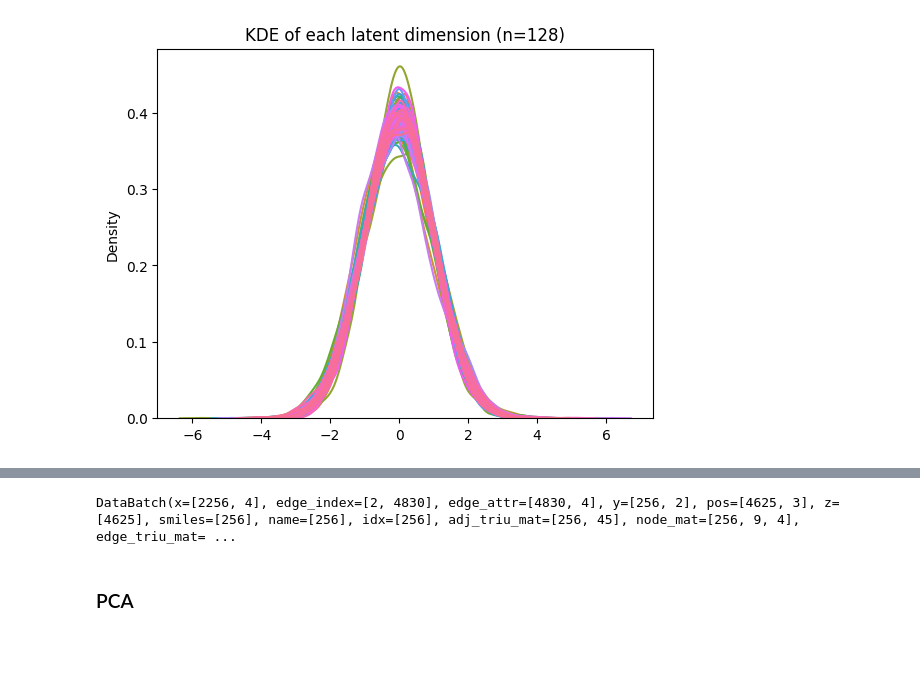
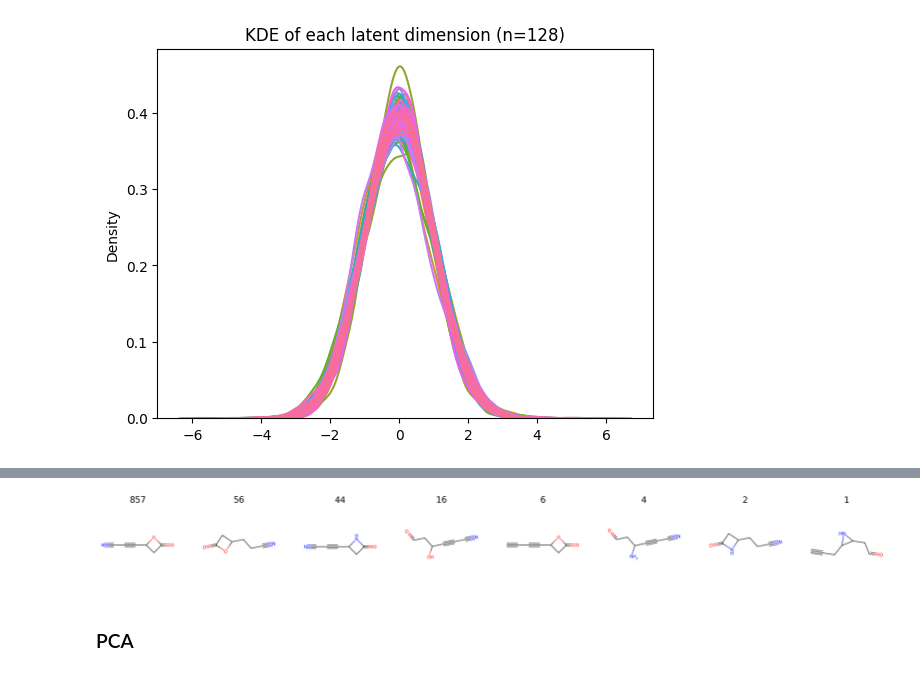
Before and after one commit to pkmtum/Molecular_Generative_Modeling, a Jupyter notebook: source/graph_vae.ipynb, the cells around one changed output, grey strips where cells are left out. Cells and saved outputs as stored; diff of their text form; code cells hidden in the pictures; blank space fills up the shorter version.

```diff
--- a/source/graph_vae.ipynb
+++ b/source/graph_vae.ipynb
@@ -175,5 +202,0 @@ Input SMILES: [H]N1C([H])([H])C(=O)[C@]1([H])[C@]1([H])OC([H])([H])C1([H])[H]
-# %%
-b = next(iter(val_loader))
-b
-# %% [output]
-DataBatch(x=[2256, 4], edge_index=[2, 4830], edge_attr=[4830, 4], y=[256, 2], pos=[4625, 3], z=[4625], smiles=[256], name=[256], idx=[256], adj_triu_mat=[256, 45], node_mat=[256, 9, 4], edge_triu_mat= ...
@@ -183,3 +203,44 @@ DataBatch(x=[2256, 4], edge_index=[2, 4830], edge_attr=[4830, 4], y=[256, 2], po
+# %%
+num_mols = min(32, len(decoded_mols))
+
+num_cols = 8
+num_rows = (num_mols + num_cols - 1) // num_cols
+
+fig, axes = plt.subplots(num_rows, num_cols, figsize=(num_cols * 5, num_rows * 5))
+fig.tight_layout(pad=3.0)
+
+# Flatten the axes array for easy indexing
+axes = axes.flatten()
+
+smiles_list = []
+mol_list = []
+count_list = []
+for smiles, (mol, count) in decoded_mols.items():
+    smiles_list.append(smiles)
+    mol_list.append(mol)
+    count_list.append(count)
+
+df = pd.DataFrame({"smiles": smiles_list, "mol": mol_list, "count": count_list})
+df.sort_values(by="count", ascending=False, inplace=True)
+
+for i, (index, row) in enumerate(df.head(num_mols).iterrows()):
+    mol = row["mol"]
+    count = row["count"]
+
+    mol_img = mol_to_image_tensor(mol=mol).transpose(1, 3).transpose(1, 2)
+    ax = axes[i]
+    ax.imshow(mol_img[0])
+    ax.set_title(f"{count}", fontsize=30)
+    ax.axis("off")
+
+
+# # If the number of molecules is not a perfect fill for the subplot grid, hide the extra subplots
+for j in range(i + 1, len(axes)):
+    axes[j].axis("off")
+
+plt.show()
+# %% [output]
+[figure, added]
 # %% [markdown]
 ### PCA
 # %%
```
Also changed, not shown: parts of 8 cells of this notebook.
